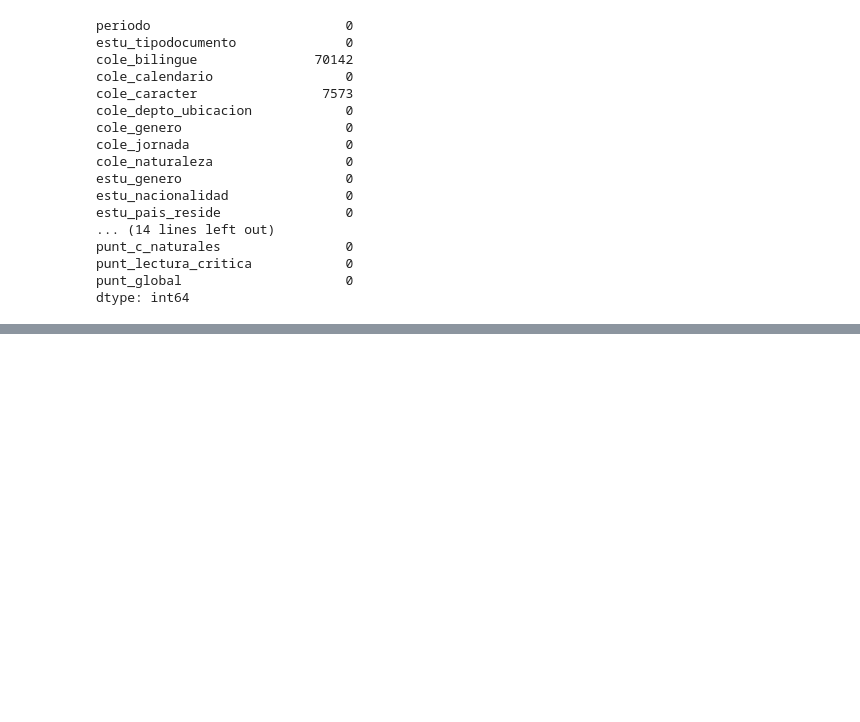
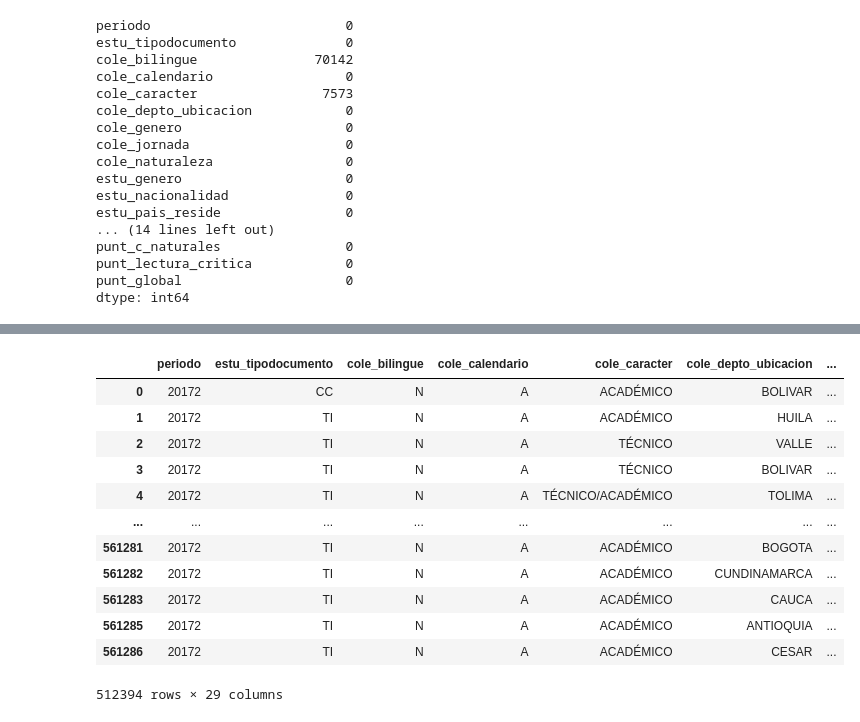
Before and after one commit to Mariapaulaestupinan/Proyecto-2-Analitica, a Jupyter notebook: limpieza_de_datos/Limpieza de datos.ipynb, the cells around one changed output, grey strips where cells are left out. Saved outputs shown, nothing was run; the diff lists cells and outputs as text; code cells hidden in the pictures; blank space fills up the shorter version.

```diff
--- a/limpieza_de_datos/Limpieza de datos.ipynb
+++ b/limpieza_de_datos/Limpieza de datos.ipynb
@@ -171,0 +426,18 @@ dtype: int64
+# %%
+df_final = df_final.drop('rango_puntaje', axis=1)
+# %%
+df_final
+# %% [output]
+|  | periodo | estu_tipodocumento | cole_bilingue | cole_calendario | cole_caracter | cole_depto_ubicacion | ... |
+| 0 | 20172 | CC | N | A | ACADÉMICO | BOLIVAR | ... |
+| 1 | 20172 | TI | N | A | ACADÉMICO | HUILA | ... |
+| 2 | 20172 | TI | N | A | TÉCNICO | VALLE | ... |
+| 3 | 20172 | TI | N | A | TÉCNICO | BOLIVAR | ... |
+| 4 | 20172 | TI | N | A | TÉCNICO/ACADÉMICO | TOLIMA | ... |
+| ... | ... | ... | ... | ... | ... | ... | ... |
+| 561281 | 20172 | TI | N | A | ACADÉMICO | BOGOTA | ... |
+| 561282 | 20172 | TI | N | A | ACADÉMICO | CUNDINAMARCA | ... |
+| 561283 | 20172 | TI | N | A | ACADÉMICO | CAUCA | ... |
+| 561285 | 20172 | TI | N | A | ACADÉMICO | ANTIOQUIA | ... |
+| 561286 | 20172 | TI | N | A | ACADÉMICO | CESAR | ... |
+512394 rows × 29 columns
```
Also changed, not shown: parts of 13 cells of this notebook.
